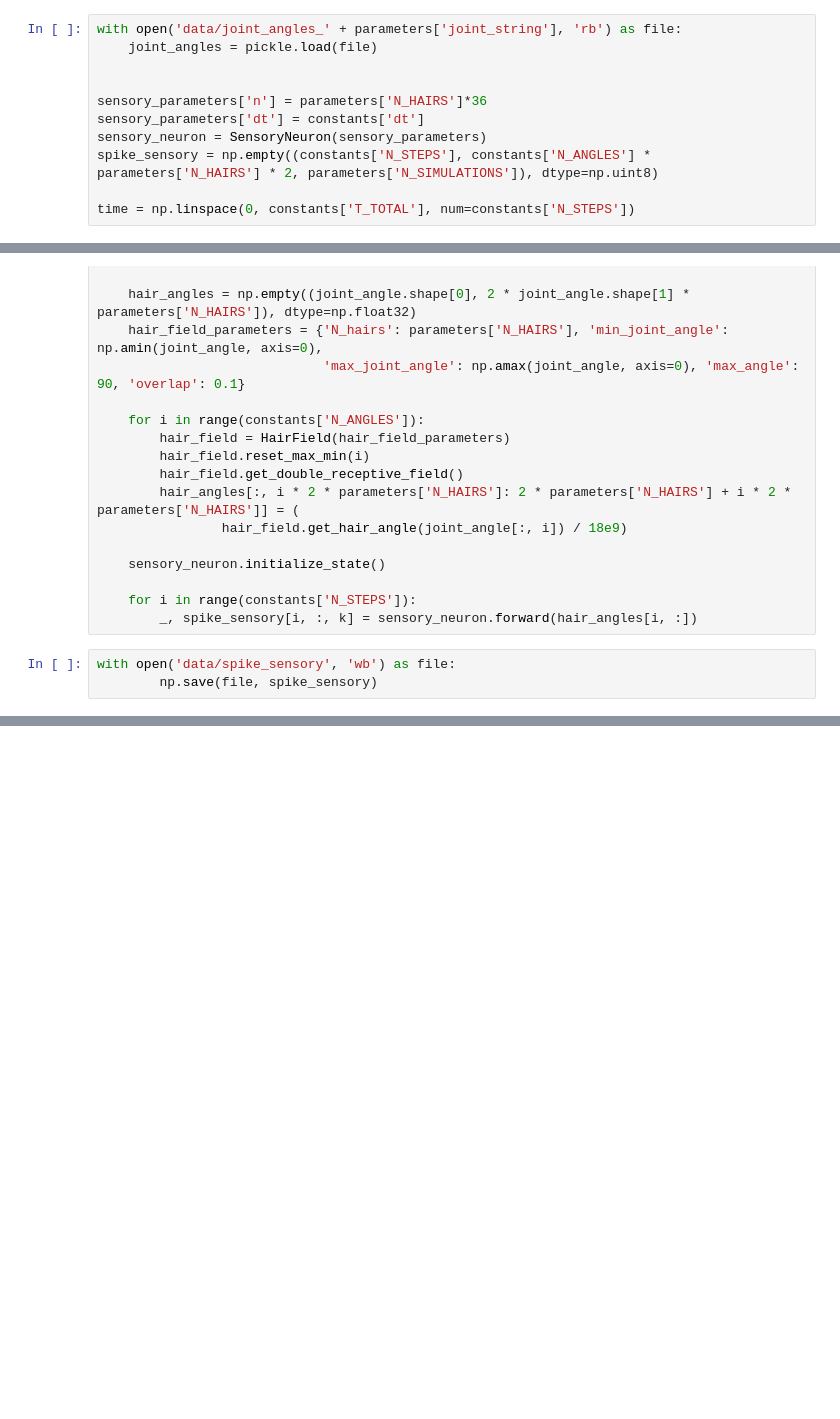
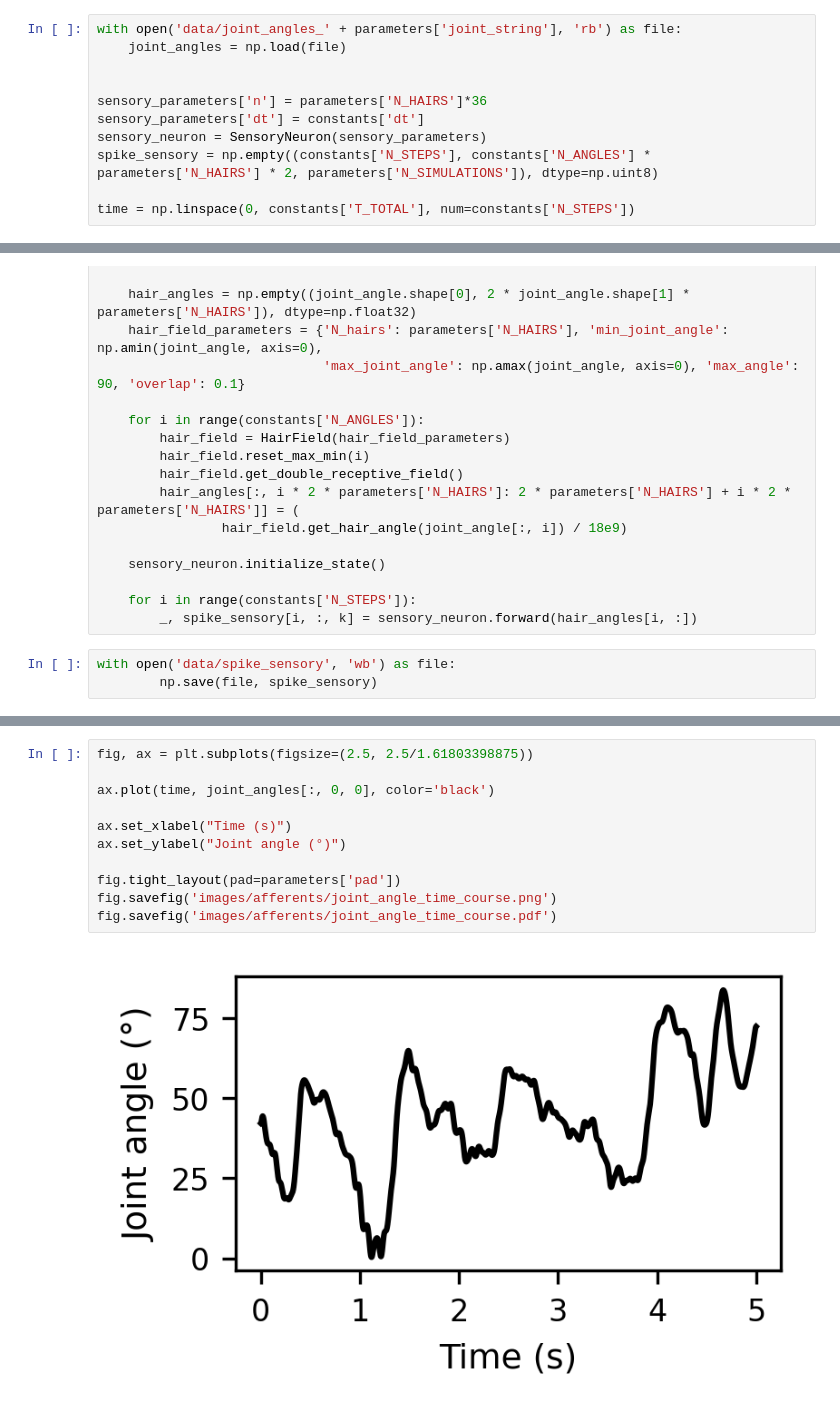
Before and after one commit to ThomasvanderVeen/StickInsectProprioception, a Jupyter notebook: 1_afferents.ipynb, the cells around one changed output, grey strips where cells are left out. Drawn from its saved outputs; the diff is of its cells as text; blank space fills up the shorter version.

```diff
--- a/1_afferents.ipynb
+++ b/1_afferents.ipynb
@@ -271,7 +284,7 @@ fig.savefig('images/afferents/single_hair_variable_angle.png')
 fig.savefig('images/afferents/single_hair_variable_angle.pdf')
 # %%
 with open('data/joint_angles_' + parameters['joint_string'], 'rb') as file:
-    joint_angles = pickle.load(file)
+    joint_angles = np.load(file)
 
 
 sensory_parameters['n'] = parameters['N_HAIRS']*36
@@ -343,3 +358,16 @@ fig.show()
+# %%
+fig, ax = plt.subplots(figsize=(2.5, 2.5/1.61803398875))
+
+ax.plot(time, joint_angles[:, 0, 0], color='black')
+
+ax.set_xlabel("Time (s)")
+ax.set_ylabel("Joint angle (°)")
+
+fig.tight_layout(pad=parameters['pad'])
+fig.savefig('images/afferents/joint_angle_time_course.png')
+fig.savefig('images/afferents/joint_angle_time_course.pdf')
+# %% [output]
+[figure, added]
 # %%
 fig, [ax, ax2, ax3, ax4] = plt.subplots(4, figsize=(5.728, 1.5*3.54), gridspec_kw={'height_ratios': [1, 2.5, 1, 1]}, sharex='all')
 plt.subplots_adjust(wspace=0, hspace=0.05)
```
Also changed, not shown: parts of 8 cells of this notebook, 10 other files.
